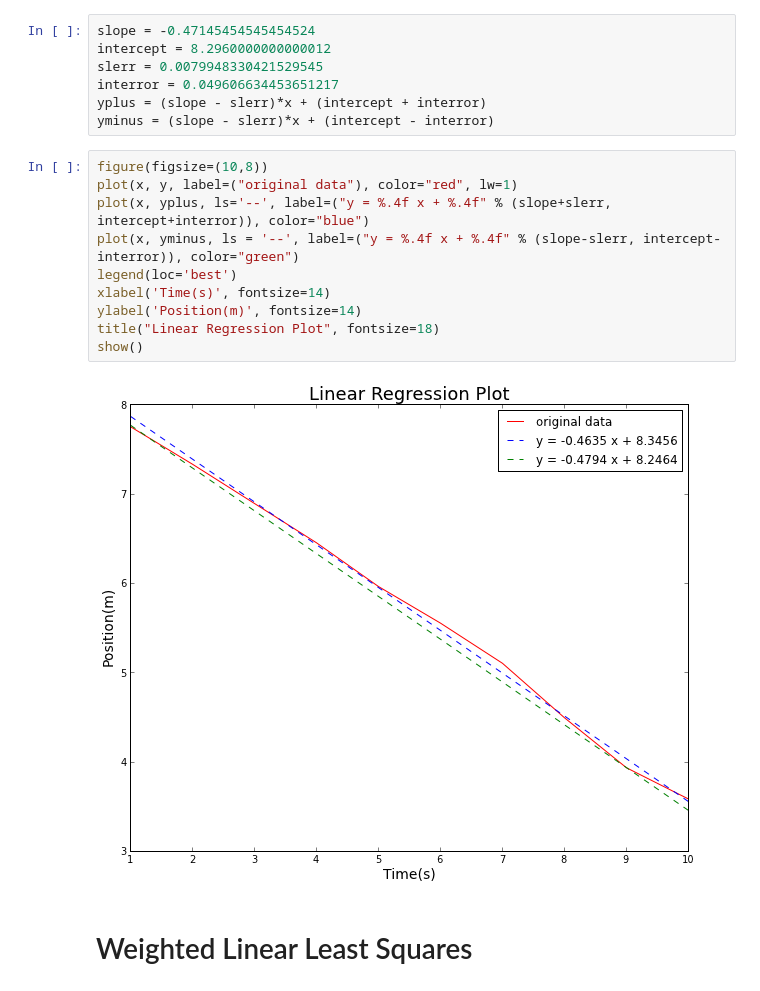
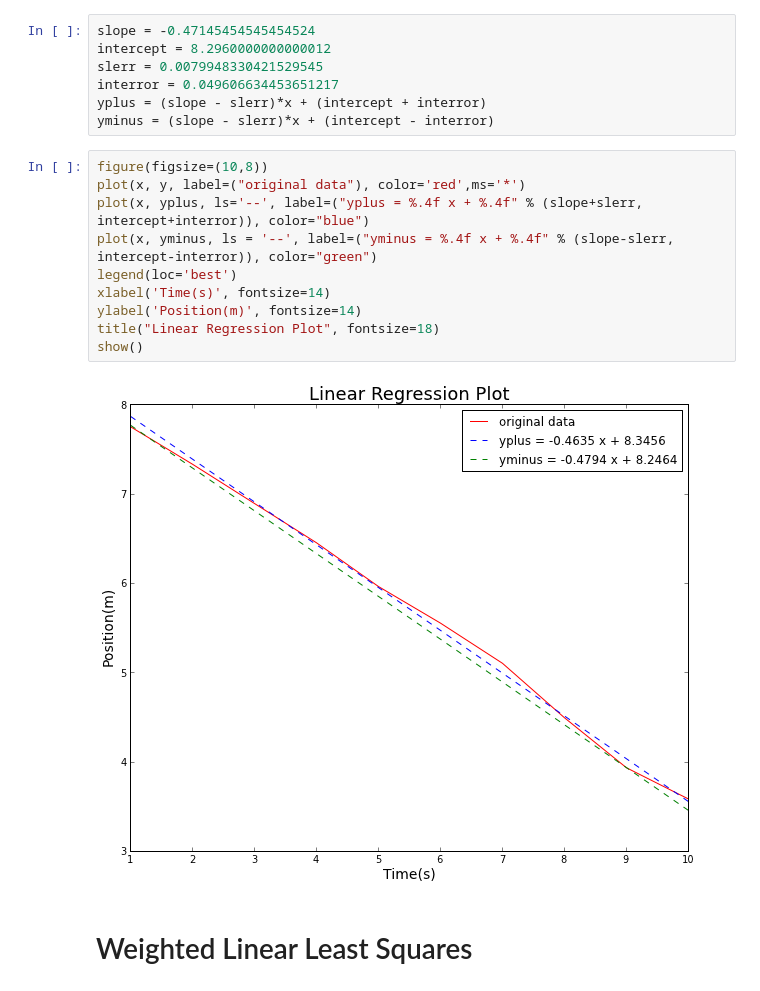
Before and after one commit to ewjohnst/PHYS202-S13, a Jupyter notebook: Week9/DataIO&LinearRegression.ipynb, the cells around one changed output. Cells and saved outputs as stored; diff of their text form.

```diff
--- a/Week9/DataIO&LinearRegression.ipynb
+++ b/Week9/DataIO&LinearRegression.ipynb
@@ -178,16 +178,16 @@ yplus = (slope - slerr)*x + (intercept + interror)
 yminus = (slope - slerr)*x + (intercept - interror)
 # %%
 figure(figsize=(10,8))
-plot(x, y, label=("original data"), color="red", lw=1)
-plot(x, yplus, ls='--', label=("y = %.4f x + %.4f" % (slope+slerr, intercept+interror)), color="blue")
-plot(x, yminus, ls = '--', label=("y = %.4f x + %.4f" % (slope-slerr, intercept-interror)), color="green")
+plot(x, y, label=("original data"), color='red',ms='*')
+plot(x, yplus, ls='--', label=("yplus = %.4f x + %.4f" % (slope+slerr, intercept+interror)), color="blue")
+plot(x, yminus, ls = '--', label=("yminus = %.4f x + %.4f" % (slope-slerr, intercept-interror)), color="green")
 legend(loc='best')
 xlabel('Time(s)', fontsize=14)
 ylabel('Position(m)', fontsize=14)
 title("Linear Regression Plot", fontsize=18)
 show()
 # %% [output]
-[figure, old version]
+[figure, new version]
 # %% [markdown]
 Weighted Linear Least Squares
 =
```
Also changed, not shown: parts of 3 cells of this notebook, 2 other files.
